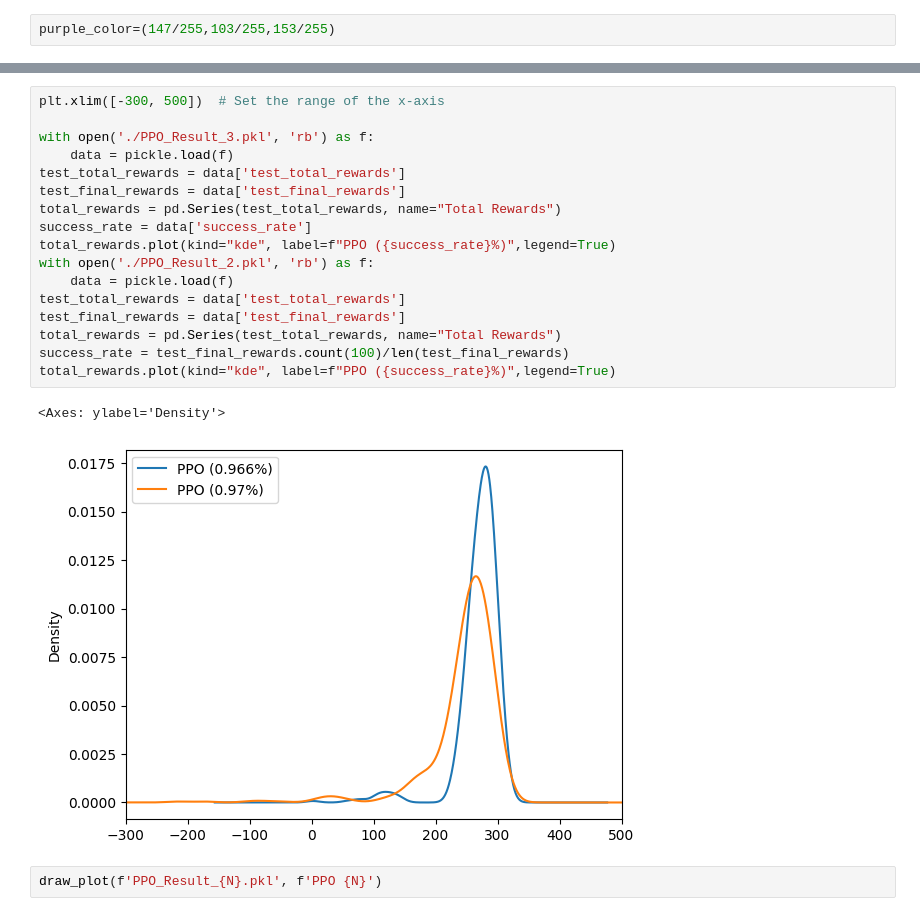
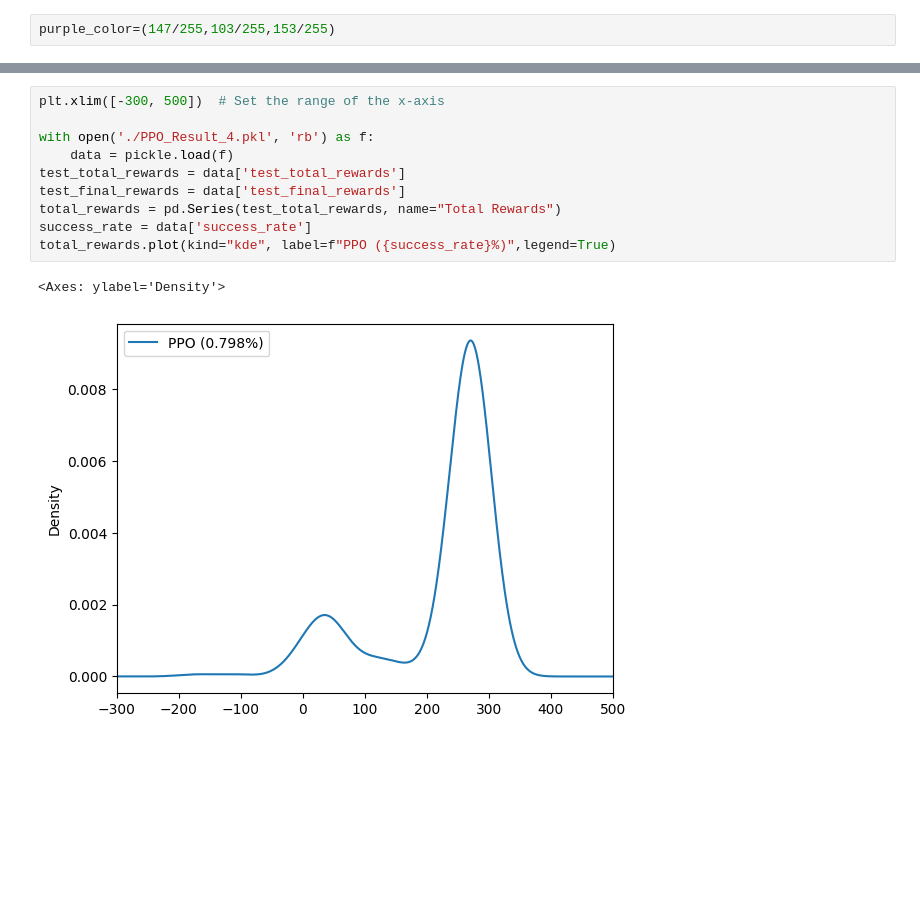
Before and after one commit to MatthewSummons/Immutables-RL, a Jupyter notebook: PPO-Zeng Shaoyu/plot.ipynb, the cells around one changed output, grey strips where cells are left out. Drawn from its saved outputs; the diff is of its cells as text; blank space fills up the shorter version.

```diff
--- a/PPO-Zeng Shaoyu/plot.ipynb
+++ b/PPO-Zeng Shaoyu/plot.ipynb
@@ -38,22 +42,13 @@ for N in range(1,4):
 # %%
 plt.xlim([-300, 500])  # Set the range of the x-axis
 
-with open('./PPO_Result_3.pkl', 'rb') as f:
+with open('./PPO_Result_4.pkl', 'rb') as f:
     data = pickle.load(f)
 test_total_rewards = data['test_total_rewards']
 test_final_rewards = data['test_final_rewards']
 total_rewards = pd.Series(test_total_rewards, name="Total Rewards")
 success_rate = data['success_rate']
 total_rewards.plot(kind="kde", label=f"PPO ({success_rate}%)",legend=True)
-with open('./PPO_Result_2.pkl', 'rb') as f:
-    data = pickle.load(f)
-test_total_rewards = data['test_total_rewards']
-test_final_rewards = data['test_final_rewards']
-total_rewards = pd.Series(test_total_rewards, name="Total Rewards")
-success_rate = test_final_rewards.count(100)/len(test_final_rewards)
-total_rewards.plot(kind="kde", label=f"PPO ({success_rate}%)",legend=True)
 # %% [output]
 <Axes: ylabel='Density'>
-[figure, old version]
+[figure, new version]
-# %%
-draw_plot(f'PPO_Result_{N}.pkl', f'PPO {N}')
```
Also changed, not shown: parts of 3 cells of this notebook, 33 other files.
